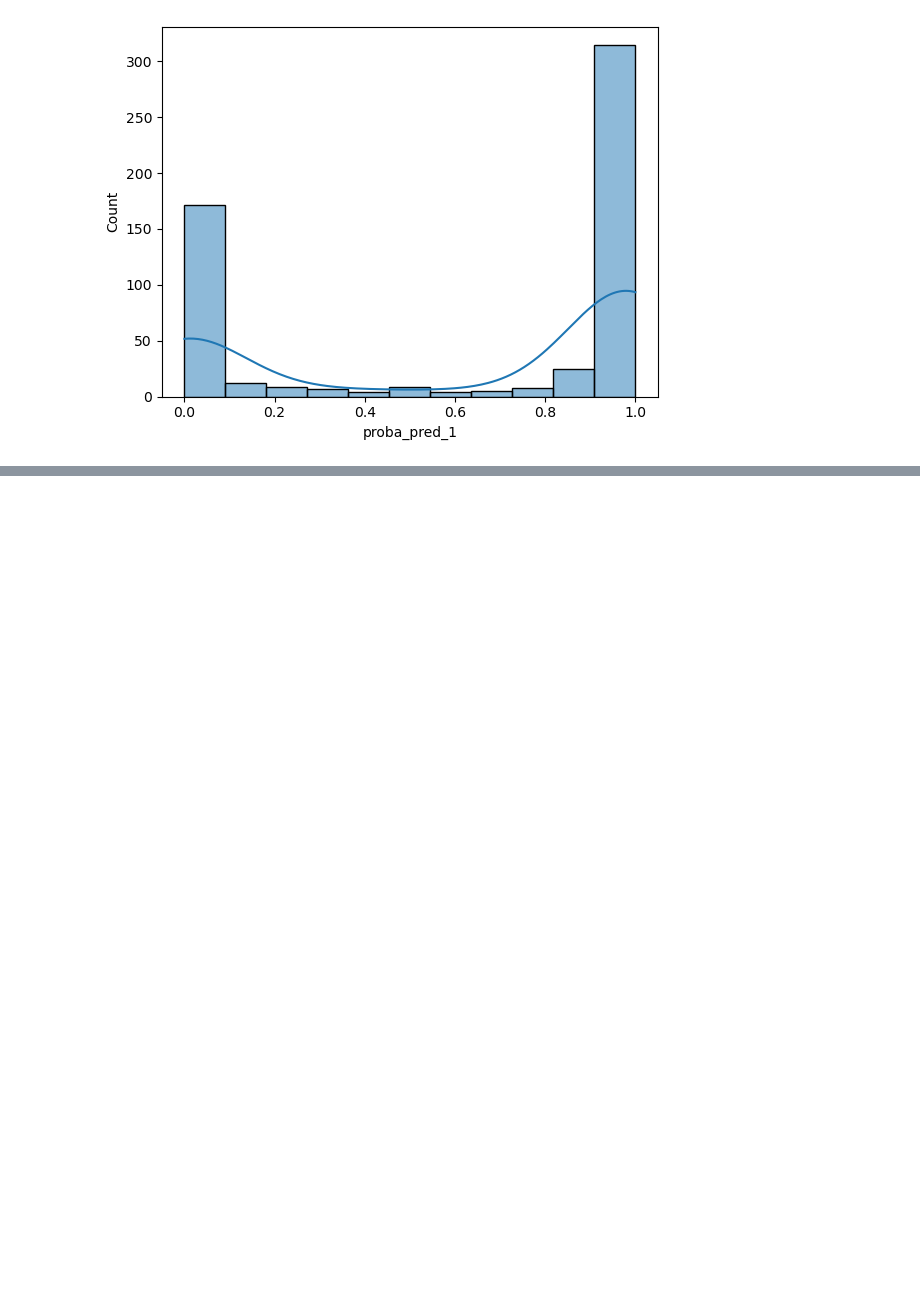
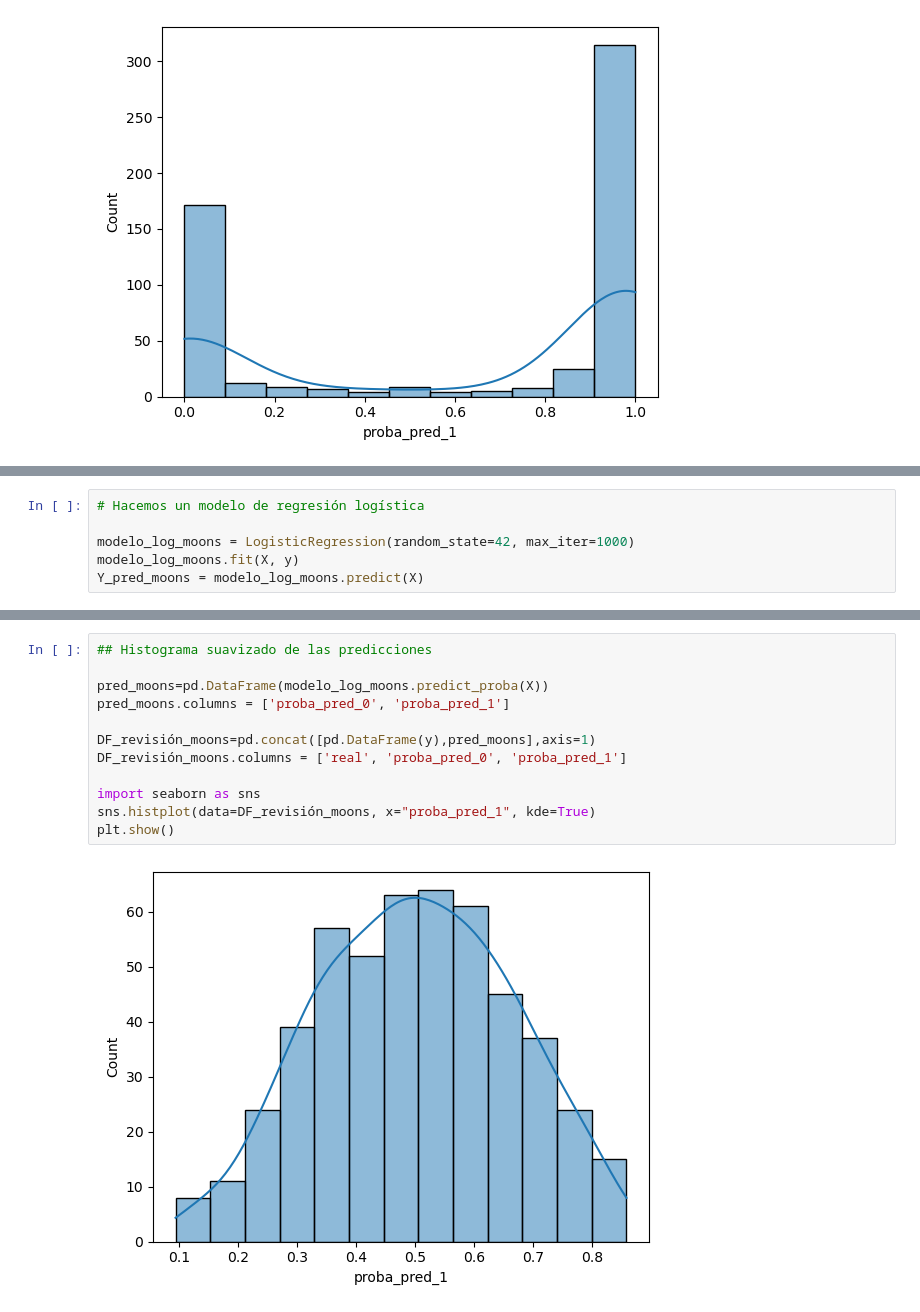
Before and after one commit to JuliethLambrano930/Proyecto_Regresion_Logistica, a Jupyter notebook: Codigo/Ejemplo_Curva_ROC_Cancer.ipynb, the cells around one changed output, grey strips where cells are left out. Cells and saved outputs as stored; diff of their text form; blank space fills up the shorter version.

```diff
--- a/Codigo/Ejemplo_Curva_ROC_Cancer.ipynb
+++ b/Codigo/Ejemplo_Curva_ROC_Cancer.ipynb
@@ -80,0 +99,6 @@ plt.show()
+# %%
+# Hacemos un modelo de regresión logística
+
+modelo_log_moons = LogisticRegression(random_state=42, max_iter=1000)
+modelo_log_moons.fit(X, y)
+Y_pred_moons = modelo_log_moons.predict(X)
@@ -80,0 +146,14 @@ plt.show()
+# %%
+## Histograma suavizado de las predicciones
+
+pred_moons=pd.DataFrame(modelo_log_moons.predict_proba(X))
+pred_moons.columns = ['proba_pred_0', 'proba_pred_1']
+
+DF_revisión_moons=pd.concat([pd.DataFrame(y),pred_moons],axis=1)
+DF_revisión_moons.columns = ['real', 'proba_pred_0', 'proba_pred_1']
+
+import seaborn as sns
+sns.histplot(data=DF_revisión_moons, x="proba_pred_1", kde=True)
+plt.show()
+# %% [output]
+[figure, added]
```
Also changed, not shown: parts of 8 cells of this notebook.
